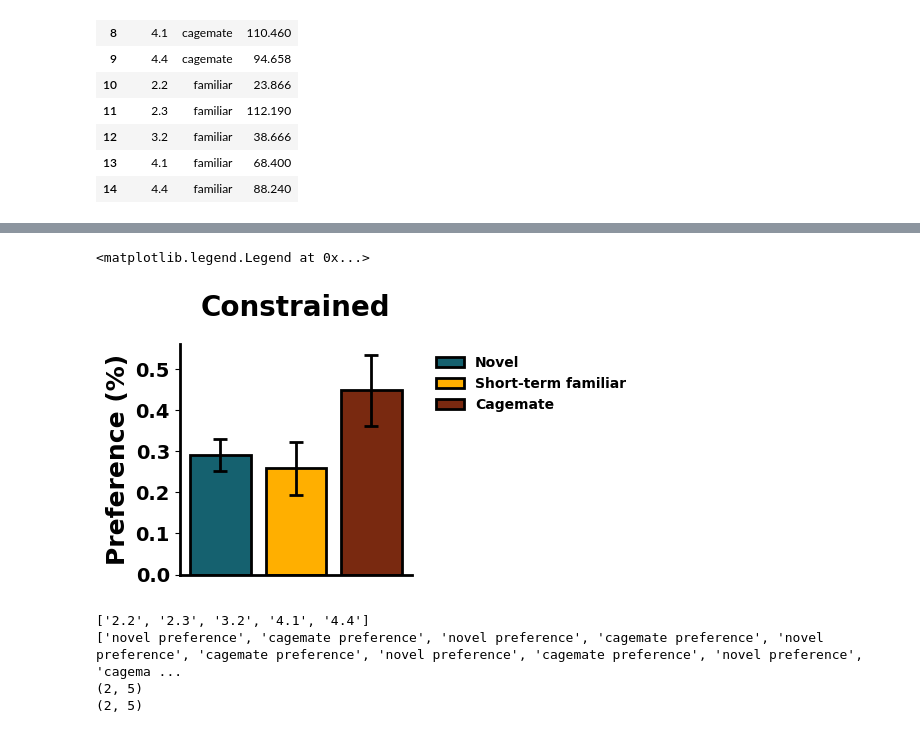
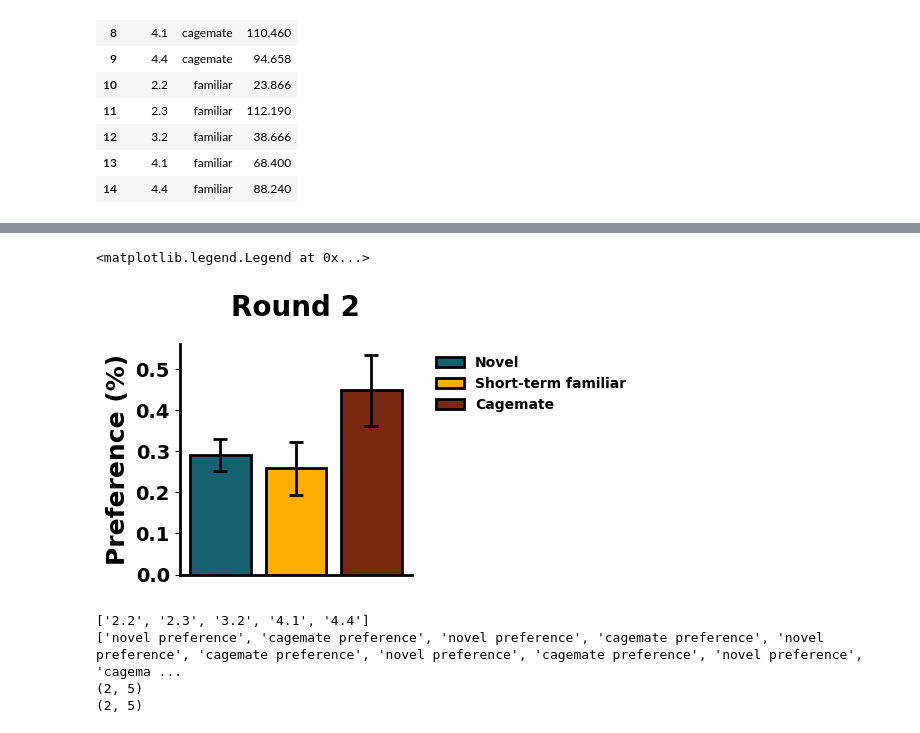
Before and after one commit to tomHep10/diff_fam_social_memory_ephys, a Jupyter notebook: pilot2/cups_phase4/cups2_behavior_analysis.ipynb, the cells around one changed output, grey strips where cells are left out. Saved outputs shown, nothing was run; the diff lists cells and outputs as text; code cells hidden in the pictures.

```diff
--- a/pilot2/cups_phase4/cups2_behavior_analysis.ipynb
+++ b/pilot2/cups_phase4/cups2_behavior_analysis.ipynb
@@ -645,35 +659,35 @@ plt.rcParams['axes.labelweight'] = 'bold'  # Set axis label font weight to bold
 color_id_dict = {'novel': hex_2_rgb('#15616F'),
                 'short-term familiar': (1.0, 0.6862745098039216, 0.0),
                 'cagemate': hex_2_rgb('#792910')
                 }
 hatches = ['','','']
 plt.figure(figsize= (3,3))
 plt.bar(color_id_dict.keys(), avg_events, yerr = sem_events,
             color = color_id_dict.values(), hatch = hatches,
             edgecolor = ['black', 'black', 'black'], linewidth = 2,
             capsize = 5, error_kw={'elinewidth': 2, 'capthick': 2})
 plt.xticks([],rotation=45)
 plt.ylabel('Preference (%)', fontsize = 18)
 plt.gca().spines['top'].set_visible(False)
 plt.gca().spines['right'].set_visible(False)
 plt.xticks(fontsize=14)
 plt.yticks(fontsize=14)
 hatches = ['//','','','', '']
 plt.gca().spines['bottom'].set_linewidth(2)  # X-axis
 plt.gca().spines['left'].set_linewidth(2)
-plt.title('Constrained', fontsize = 20, pad = 20)
+plt.title('Round 2', fontsize = 20, pad = 20)
 # Create custom legend
 legend_elements = [
     plt.Rectangle((0, 0), 1, 1, facecolor=color_id_dict['novel'], edgecolor='black', linewidth=2, label='Novel'),
     plt.Rectangle((0, 0), 1, 1, facecolor=color_id_dict['short-term familiar'], edgecolor='black', linewidth=2, label='Short-term familiar'),
     plt.Rectangle((0, 0), 1, 1, facecolor=color_id_dict['cagemate'], edgecolor='black', linewidth=2, label='Cagemate')
 ]
 
 # Add the legend
 plt.legend(handles=legend_elements, fontsize=10, frameon=False, loc='best', bbox_to_anchor=(1.05, 1))
 # %% [output]
 <matplotlib.legend.Legend at 0x...>
-[figure, old version]
+[figure, new version]
 # %%
 data_points = []
 subjects = []
```
Also changed, not shown: parts of 13 cells of this notebook, 2 other files.
